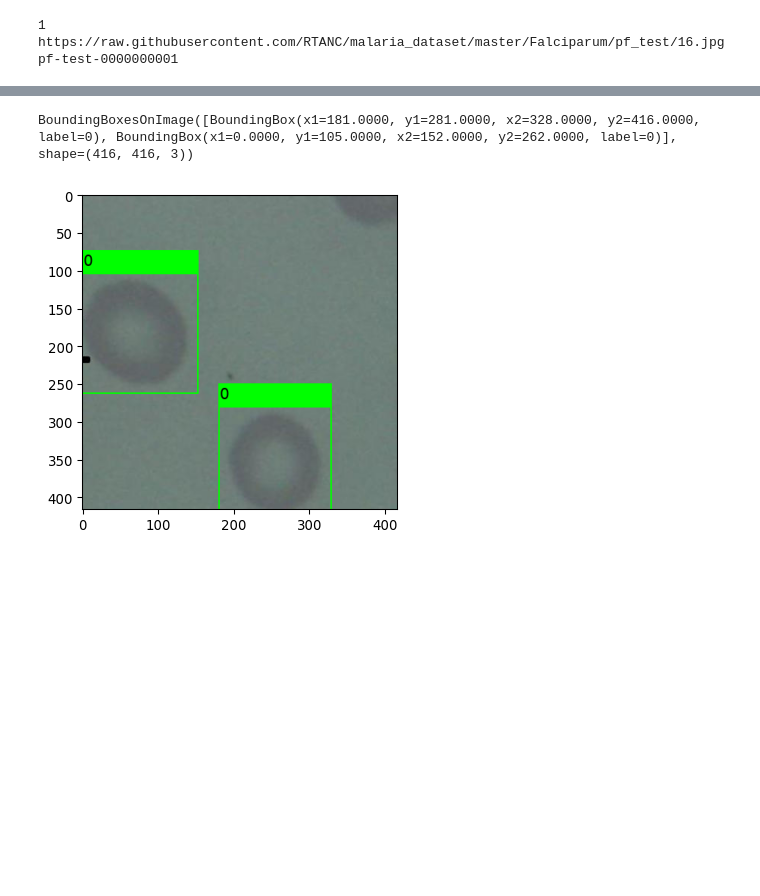
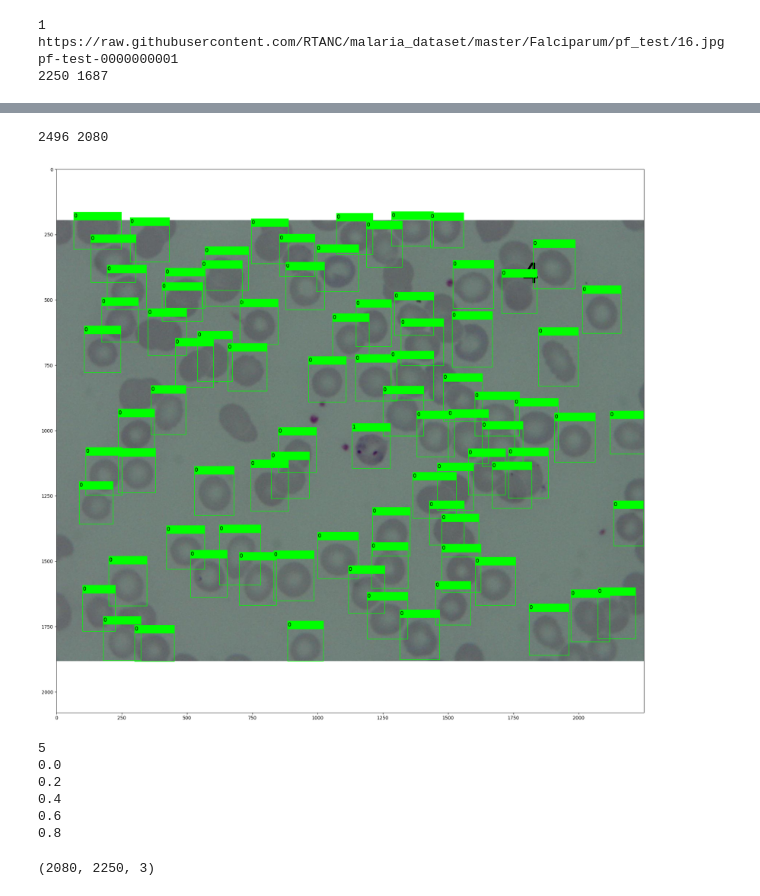
Before and after one commit to RTANC/yolov3, a Jupyter notebook: pf/download_img_from_url.ipynb, the cells around one changed output, grey strips where cells are left out. Cells and saved outputs as stored; diff of their text form; code cells hidden in the pictures; blank space fills up the shorter version.

```diff
--- a/pf/download_img_from_url.ipynb
+++ b/pf/download_img_from_url.ipynb
@@ -101,44 +141,64 @@ for key in images:
         print("{} {}".format(count,url))
         print(name)
         response = requests.get(url)
         img = Image.open(BytesIO(response.content))
         w, h = img.size
-        # print("{} {}".format(w,h))
+        print("{} {}".format(w,h))
         rects = []
         for box in images[key]["regions"]:
             b = box["shape_attributes"]
             lbl = box["region_attributes"]["type"]
             rects.append(BoundingBox(x1=b["x"],y1=b["y"],x2=(b["x"] + b["width"]),y2=(b["y"] + b["height"]),label=int(lbl)))
         img = np.array(img)
         bbs = BoundingBoxesOnImage(rects,shape=img.shape)
-        wp = w + (w % 416)
-        hp = h + (h % 416)
-        ia.imshow(bbs.draw_on_image(img, size=2))
+        wp = w + (416 - (w % 416))
+        hp = h + (416 - (h % 416))
 
-        img_pad, bbs_pad = iaa.CropToFixedSize(width=416, height=416, position=(0, 1))(image=img, bounding_boxes=bbs)
-        clip_of_img = bbs_pad.remove_out_of_image(fully=True,partly=False).clip_out_of_image()
-        clip_of_img, _ = removeBorderBox(img_pad, bbs_pad)
-        print(clip_of_img)
-        ia.imshow(clip_of_img.draw_on_image(img_pad, size=2))
+        ia.imshow(bbs.draw_on_image(img,size=2))
+        print("{} {}".format(wp,hp))
+
+        img_pad, bbs_pad = iaa.PadToFixedSize(width=hp, height=hp, pad_mode="constant", pad_cval=255, position="center")(image=img, bounding_boxes=bbs)
+        ia.imshow(bbs_pad.draw_on_image(img_pad, size=2))
+
+        stepx = int(hp / 416)
+        print(stepx)
+        for x in range(0, hp, 416):
+            print(x / hp)
+        # img_crop, bbs_crop = iaa.CropToFixedSize(width=416, height=416, position=(0, 1))(image=img_crop, bounding_boxes=bbs_crop)
+        # clip_of_img = bbs_pad.remove_out_of_image(fully=True,partly=False).clip_out_of_image()
+        # clip_of_img, _ = removeBorderBox(img_pad, bbs_pad)
+        # print(clip_of_img)
+        # ia.imshow(clip_of_img.draw_on_image(img_pad, size=2))
         break
         # for y2 in range(416, hp + 1, 416):
         #     for x2 in range(416, wp + 1, 416):
         #         x1 = x2 - 416
         #         y1 = y2 - 416
         #         img_crop, bbs_crop = iaa.Crop(px=(0,0,416,416), keep_size=False)(image=img_pad, bounding_boxes=bbs_pad)
         #         ia.imshow(bbs_crop.draw_on_image(img_crop, size=2))
         #         print("{} {} {} {}".format(x1,y1,x2,y2))
         #         break
         #     break
         # break
         # count += 1
         # phase_count[phase] += 1
 # %% [output]
 1 https://raw.githubusercontent.com/RTANC/malaria_dataset/master/Falciparum/pf_test/16.jpg
 pf-test-0000000001
+2250 1687
 [figure]
-BoundingBoxesOnImage([BoundingBox(x1=181.0000, y1=281.0000, x2=328.0000, y2=416.0000, label=0), BoundingBox(x1=0.0000, y1=105.0000, x2=152.0000, y2=262.0000, label=0)], shape=(416, 416, 3))
+2496 2080
-[figure, old version]
+[figure, new version]
+5
+0.0
+0.2
+0.4
+0.6
+0.8
+# %%
+print(img_pad.shape)
+# %% [output]
+(2080, 2250, 3)
 # %%
 # get image from pf_02 (Test set)
 # labels = os.path.join('pf_02.json')
```
Also changed, not shown: parts of 4 cells of this notebook.
